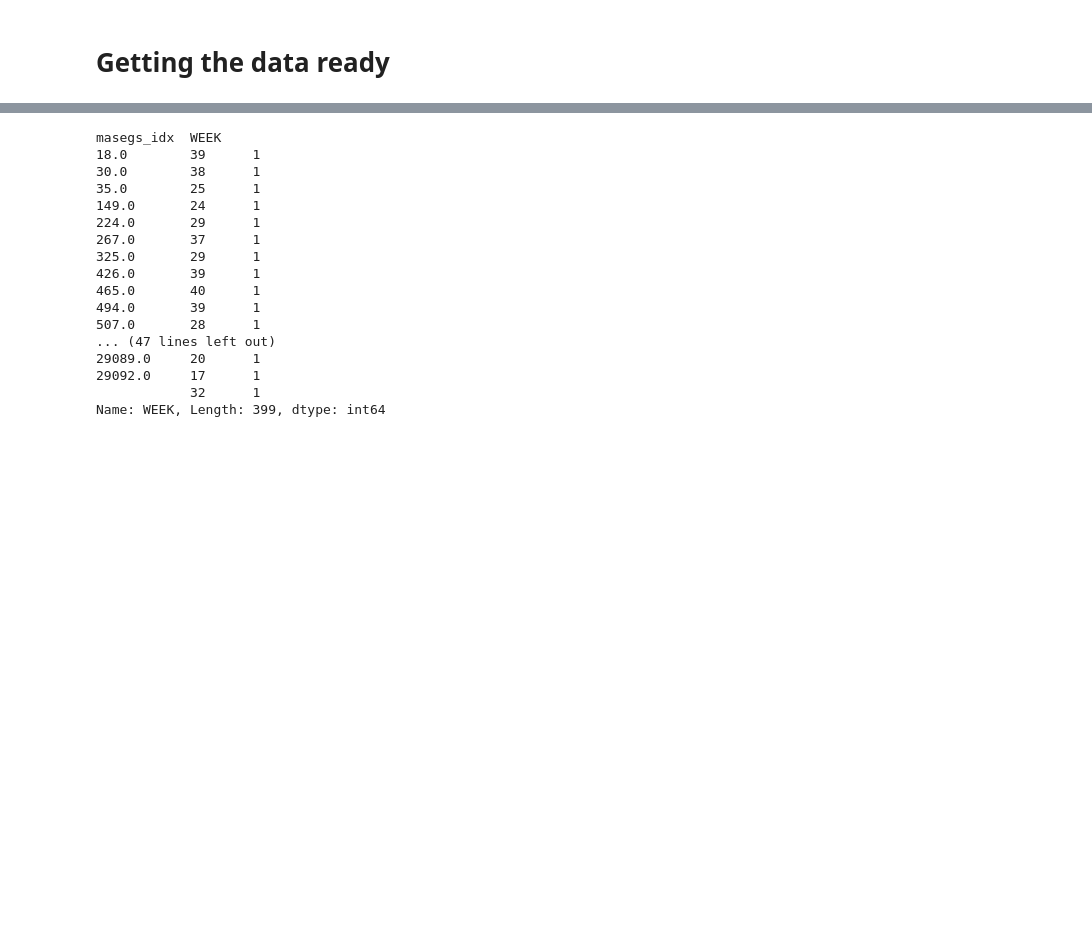
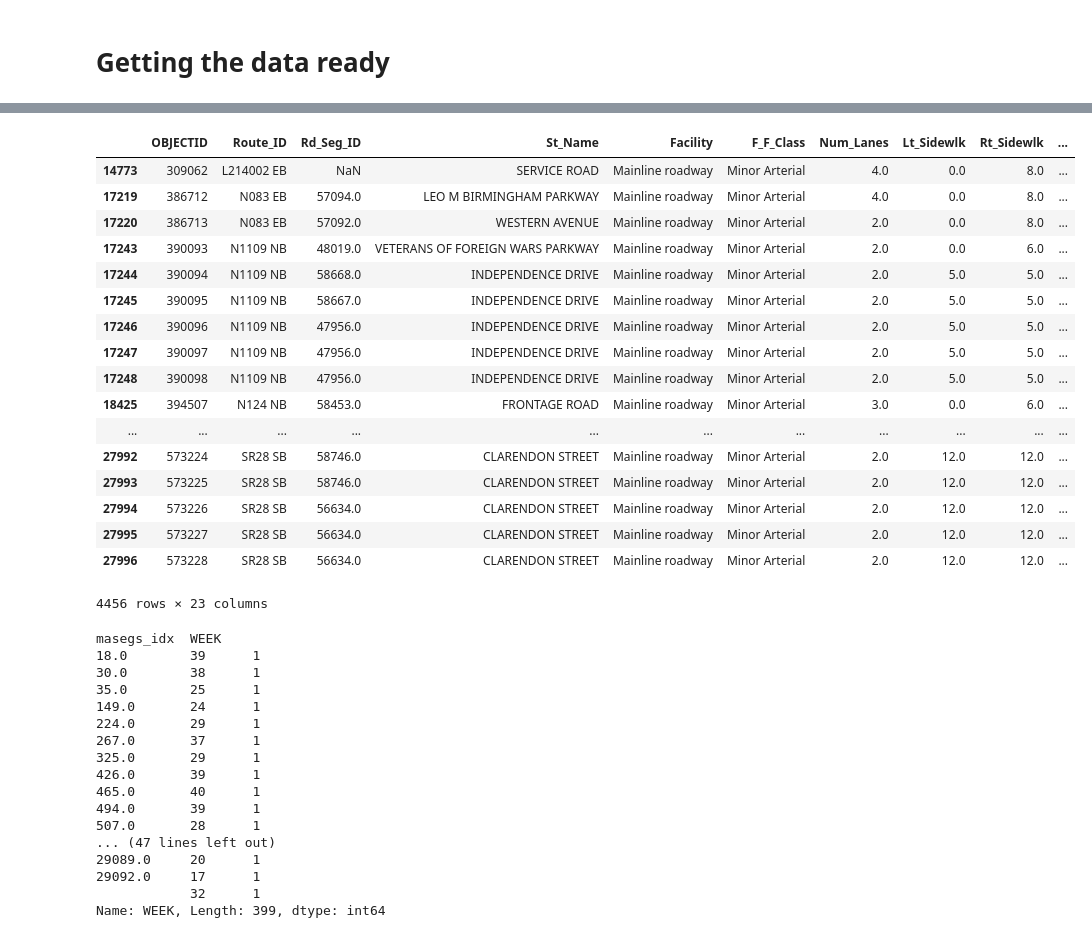
Before and after one commit to lemartinet/cycle-safe, a Jupyter notebook: notebook/model.ipynb, the cells around one changed output, grey strips where cells are left out. Saved outputs shown, nothing was run; the diff lists cells and outputs as text; code cells hidden in the pictures; blank space fills up the shorter version.

```diff
--- a/notebook/model.ipynb
+++ b/notebook/model.ipynb
@@ -66,3 +95,24 @@ len(masegs)
+# %%
+ masegs[masegs.F_F_Class == 'Minor Arterial']
+# %% [output]
+|  | OBJECTID | Route_ID | Rd_Seg_ID | St_Name | Facility | F_F_Class | Num_Lanes | Lt_Sidewlk | Rt_Sidewlk | ... |
+| 14773 | 309062 | L214002 EB | NaN | SERVICE ROAD | Mainline roadway | Minor Arterial | 4.0 | 0.0 | 8.0 | ... |
+| 17219 | 386712 | N083 EB | 57094.0 | LEO M BIRMINGHAM PARKWAY | Mainline roadway | Minor Arterial | 4.0 | 0.0 | 8.0 | ... |
+| 17220 | 386713 | N083 EB | 57092.0 | WESTERN AVENUE | Mainline roadway | Minor Arterial | 2.0 | 0.0 | 8.0 | ... |
+| 17243 | 390093 | N1109 NB | 48019.0 | VETERANS OF FOREIGN WARS PARKWAY | Mainline roadway | Minor Arterial | 2.0 | 0.0 | 6.0 | ... |
+| 17244 | 390094 | N1109 NB | 58668.0 | INDEPENDENCE DRIVE | Mainline roadway | Minor Arterial | 2.0 | 5.0 | 5.0 | ... |
+| 17245 | 390095 | N1109 NB | 58667.0 | INDEPENDENCE DRIVE | Mainline roadway | Minor Arterial | 2.0 | 5.0 | 5.0 | ... |
+| 17246 | 390096 | N1109 NB | 47956.0 | INDEPENDENCE DRIVE | Mainline roadway | Minor Arterial | 2.0 | 5.0 | 5.0 | ... |
+| 17247 | 390097 | N1109 NB | 47956.0 | INDEPENDENCE DRIVE | Mainline roadway | Minor Arterial | 2.0 | 5.0 | 5.0 | ... |
+| 17248 | 390098 | N1109 NB | 47956.0 | INDEPENDENCE DRIVE | Mainline roadway | Minor Arterial | 2.0 | 5.0 | 5.0 | ... |
+| 18425 | 394507 | N124 NB | 58453.0 | FRONTAGE ROAD | Mainline roadway | Minor Arterial | 3.0 | 0.0 | 6.0 | ... |
+| ... | ... | ... | ... | ... | ... | ... | ... | ... | ... | ... |
+| 27992 | 573224 | SR28 SB | 58746.0 | CLARENDON STREET | Mainline roadway | Minor Arterial | 2.0 | 12.0 | 12.0 | ... |
+| 27993 | 573225 | SR28 SB | 58746.0 | CLARENDON STREET | Mainline roadway | Minor Arterial | 2.0 | 12.0 | 12.0 | ... |
+| 27994 | 573226 | SR28 SB | 56634.0 | CLARENDON STREET | Mainline roadway | Minor Arterial | 2.0 | 12.0 | 12.0 | ... |
+| 27995 | 573227 | SR28 SB | 56634.0 | CLARENDON STREET | Mainline roadway | Minor Arterial | 2.0 | 12.0 | 12.0 | ... |
+| 27996 | 573228 | SR28 SB | 56634.0 | CLARENDON STREET | Mainline roadway | Minor Arterial | 2.0 | 12.0 | 12.0 | ... |
+4456 rows × 23 columns
 # %%
 g18 = geocrash[geocrash.YEAR == 2018]
 w18 = g18.groupby('masegs_idx')['WEEK'].value_counts()
```
Also changed, not shown: parts of 15 cells of this notebook, 3 other files.
